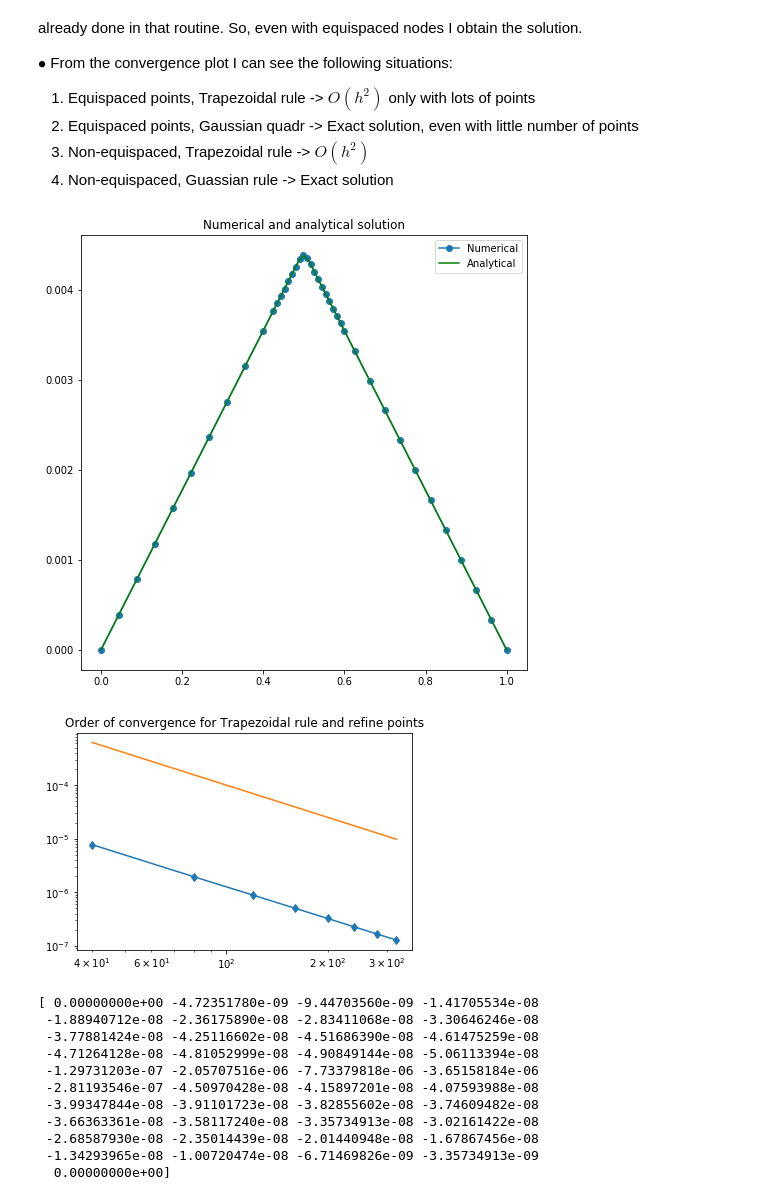
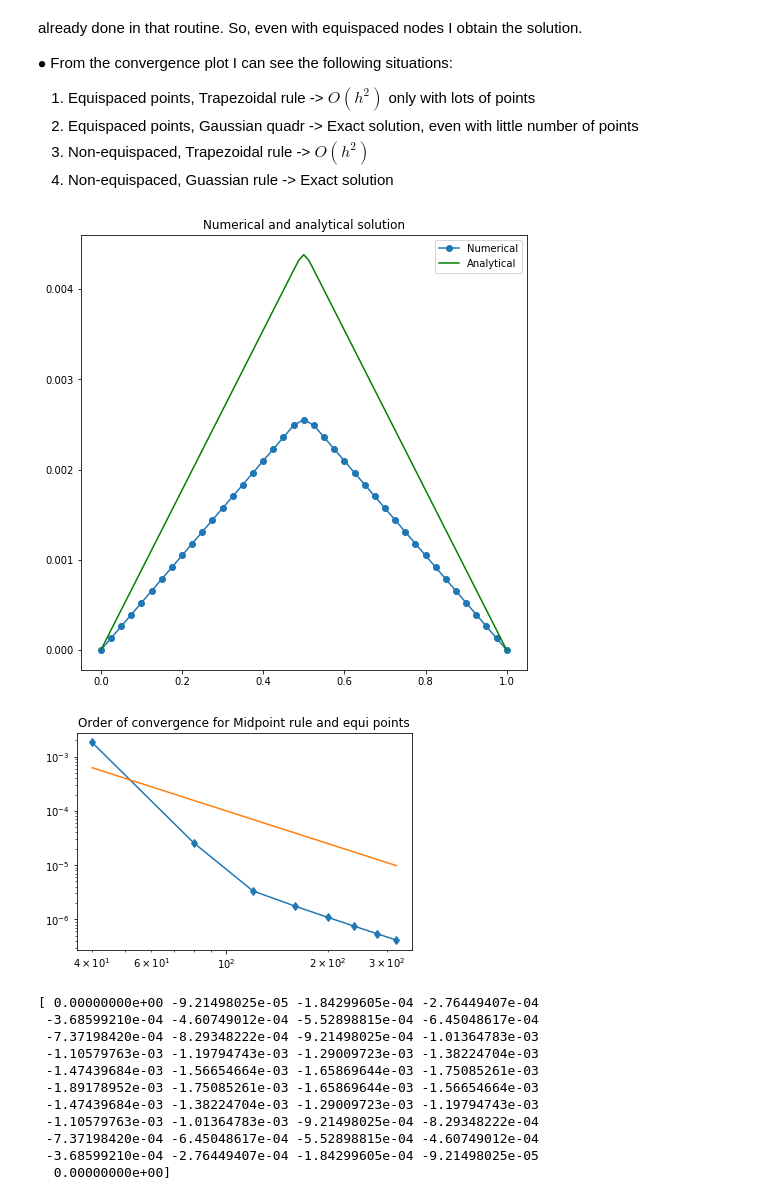
Before and after one commit to fdrmrc/HigherNumericalMathematicsPS, a Jupyter notebook: Sheet6/FEM_Poisson.ipynb, the cells around one changed output. Drawn from its saved outputs; the diff is of its cells as text; code cells hidden in the pictures.

```diff
--- a/Sheet6/FEM_Poisson.ipynb
+++ b/Sheet6/FEM_Poisson.ipynb
@@ -186,6 +186,7 @@ def nodegen(M,nodtype):
         M3 = np.int(np.floor((M)/4))
 
         x1 = np.linspace(0,0.40,M1)
+
         x2 = np.linspace(0.40 + 1/M,0.60,M2)
         x3 = np.linspace(0.60 + 1/M,1,M3+1)
         x = np.concatenate((x1,x2,x3))
@@ -222,7 +223,9 @@ def load_vector_noneq(M,rhs,x,quadrature):
     elif quadrature == 'Trapezoidal':
         for i in range(1,M):
             b.append(rhs(x[i])*(h[i-1] + h[i])/2) #O(h^2)
-
+    elif quadrature == 'Midpoint':
+        for i in range(1,M):
+            b.append(rhs((x[i-1] + x[i])/2)*h[i-1]/2 + rhs((x[i]+x[i+1])/2)*h[i]/2)
     return b
 
 
@@ -231,50 +234,50 @@ def Fem1dPoisson(M,x,rhs,quadr):
     A = stiffassembly(M,x)
     b = load_vector_noneq(M,rhs,x,quadr)
     u_int = np.linalg.solve(A,b)
     U = np.zeros(M+1)
     U[0] = 0
     U[1:M] = u_int
     U[M] = 0
 
     return U
 
 
 ######### COMPUTE THE SOLUTION
 
 M = 40
-nodetype = 'refine' #refine, para (parabolic), equi (equispaced)
+nodetype = 'equi' #refine, para (parabolic), equi (equispaced)
 x= nodegen(M,nodetype)
-quadr = 'Trapezoidal'
+quadr = 'Midpoint'
 U = Fem1dPoisson(M,x,rhs,quadr)
 
 
 x = nodegen(M,nodetype)
 plt.figure(figsize=(8,8))
 plt.plot(x,U,'-o',label='Numerical')
 xx = np.linspace(0,1,2*M+1) #to show anayltical solution
 plt.plot(xx,uex(xx,rhs),'g',label = 'Analytical')
 plt.legend()
 plt.title('Numerical and analytical solution')
 plt.show()
 
 mrange = np.array([40,80,120,160,200,240,280,320])
 convergence_plot_noneq(mrange,quadr,nodetype,rhs)
 # %% [output]
-[figure, old version]
+[figure, new version]
-[figure, old version]
+[figure, new version]
 # %%
 print(uex(x,rhs)-U) #I'm exact if I use Gaussian quadrature
 # %% [output]
-[ 0.00000000e+00 -4.72351780e-09 -9.44703560e-09 -1.41705534e-08
- -1.88940712e-08 -2.36175890e-08 -2.83411068e-08 -3.30646246e-08
- -3.77881424e-08 -4.25116602e-08 -4.51686390e-08 -4.61475259e-08
- -4.71264128e-08 -4.81052999e-08 -4.90849144e-08 -5.06113394e-08
- -1.29731203e-07 -2.05707516e-06 -7.73379818e-06 -3.65158184e-06
- -2.81193546e-07 -4.50970428e-08 -4.15897201e-08 -4.07593988e-08
- -3.99347844e-08 -3.91101723e-08 -3.82855602e-08 -3.74609482e-08
- -3.66363361e-08 -3.58117240e-08 -3.35734913e-08 -3.02161422e-08
- -2.68587930e-08 -2.35014439e-08 -2.01440948e-08 -1.67867456e-08
- -1.34293965e-08 -1.00720474e-08 -6.71469826e-09 -3.35734913e-09
+[ 0.00000000e+00 -9.21498025e-05 -1.84299605e-04 -2.76449407e-04
+ -3.68599210e-04 -4.60749012e-04 -5.52898815e-04 -6.45048617e-04
+ -7.37198420e-04 -8.29348222e-04 -9.21498025e-04 -1.01364783e-03
+ -1.10579763e-03 -1.19794743e-03 -1.29009723e-03 -1.38224704e-03
+ -1.47439684e-03 -1.56654664e-03 -1.65869644e-03 -1.75085261e-03
+ -1.89178952e-03 -1.75085261e-03 -1.65869644e-03 -1.56654664e-03
+ -1.47439684e-03 -1.38224704e-03 -1.29009723e-03 -1.19794743e-03
+ -1.10579763e-03 -1.01364783e-03 -9.21498025e-04 -8.29348222e-04
+ -7.37198420e-04 -6.45048617e-04 -5.52898815e-04 -4.60749012e-04
+ -3.68599210e-04 -2.76449407e-04 -1.84299605e-04 -9.21498025e-05
   0.00000000e+00]
 # %% [markdown]
 $\bullet$ Adaptive mesh refinement
```
Also changed, not shown: parts of 5 cells of this notebook.
